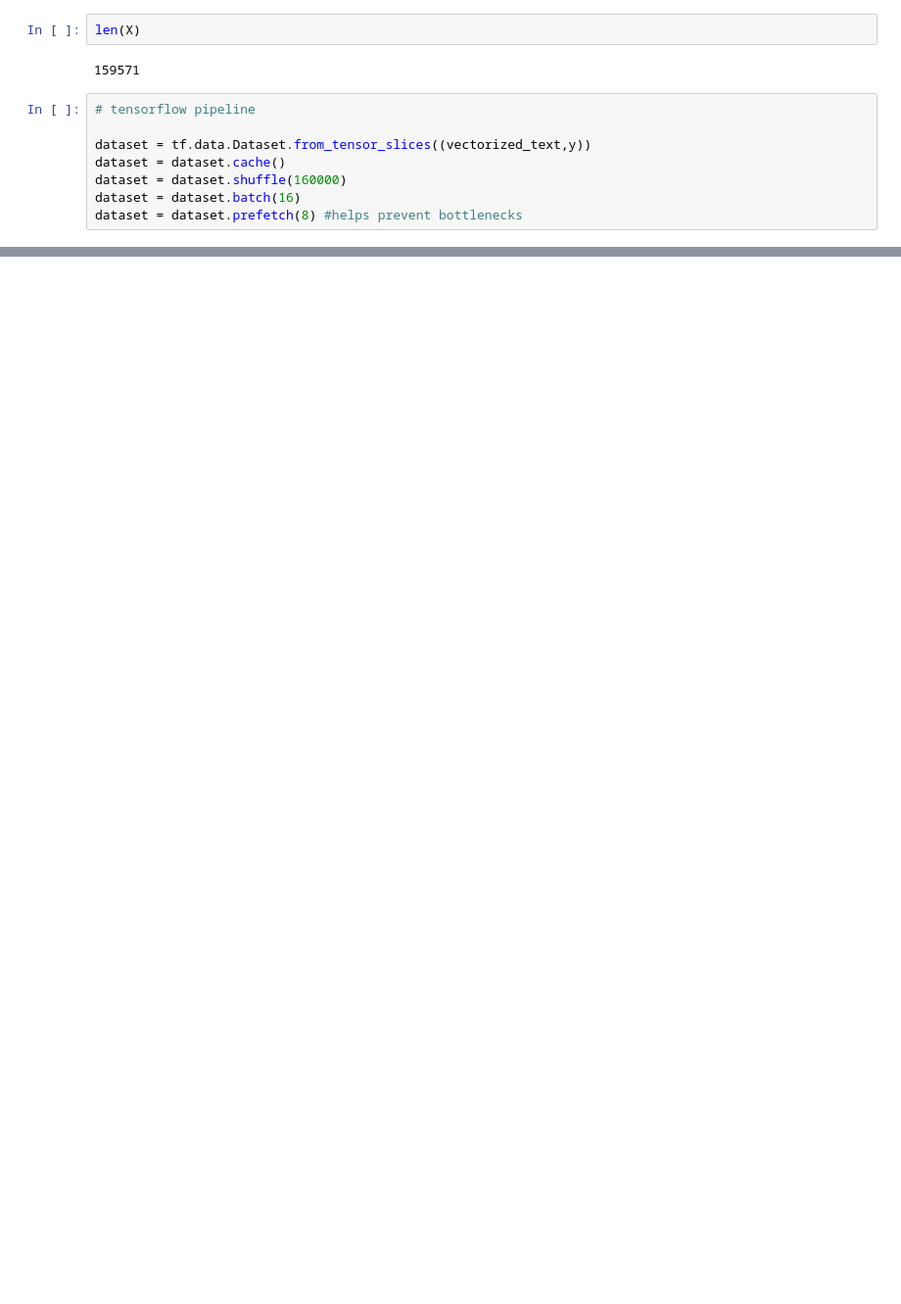
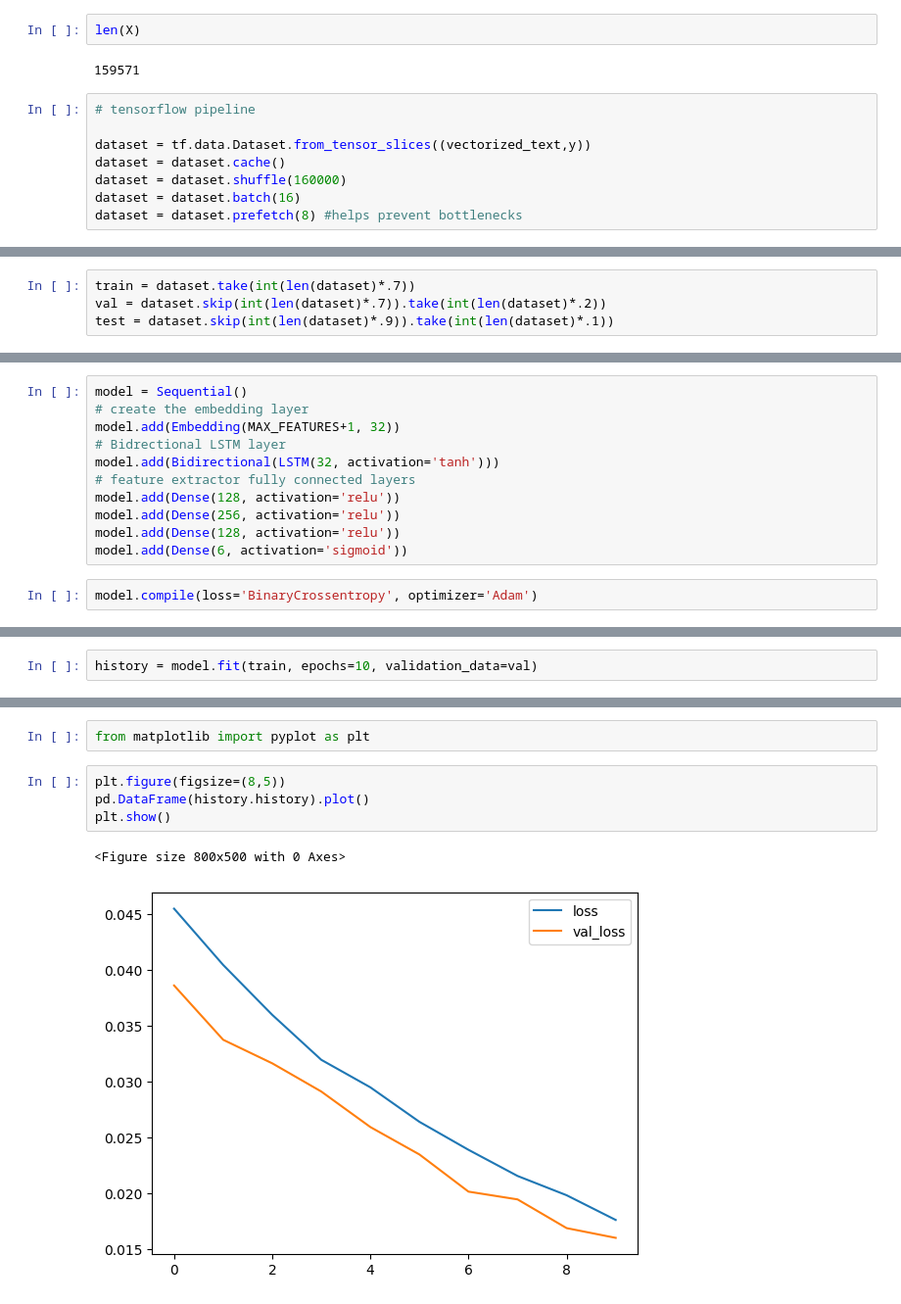
Before and after one commit to praj2408/Jigsaw-Toxic-Comment-Classification, a Jupyter notebook: notebook/RNN.ipynb, the cells around one changed output, grey strips where cells are left out. Shown at 98% size. Drawn from its saved outputs; the diff is of its cells as text; blank space fills up the shorter version.

```diff
--- a/notebook/RNN.ipynb
+++ b/notebook/RNN.ipynb
@@ -101,0 +173,4 @@ dataset = dataset.prefetch(8) #helps prevent bottlenecks
+# %%
+train = dataset.take(int(len(dataset)*.7))
+val = dataset.skip(int(len(dataset)*.7)).take(int(len(dataset)*.2))
+test = dataset.skip(int(len(dataset)*.9)).take(int(len(dataset)*.1))
@@ -101,0 +208,13 @@ dataset = dataset.prefetch(8) #helps prevent bottlenecks
+# %%
+model = Sequential()
+# create the embedding layer
+model.add(Embedding(MAX_FEATURES+1, 32))
+# Bidrectional LSTM layer
+model.add(Bidirectional(LSTM(32, activation='tanh')))
+# feature extractor fully connected layers
+model.add(Dense(128, activation='relu'))
+model.add(Dense(256, activation='relu'))
+model.add(Dense(128, activation='relu'))
+model.add(Dense(6, activation='sigmoid'))
+# %%
+model.compile(loss='BinaryCrossentropy', optimizer='Adam')
@@ -101,0 +241,2 @@ dataset = dataset.prefetch(8) #helps prevent bottlenecks
+# %%
+history = model.fit(train, epochs=10, validation_data=val)
@@ -101,0 +264,9 @@ dataset = dataset.prefetch(8) #helps prevent bottlenecks
+# %%
+from matplotlib import pyplot as plt
+# %%
+plt.figure(figsize=(8,5))
+pd.DataFrame(history.history).plot()
+plt.show()
+# %% [output]
+<Figure size 800x500 with 0 Axes>
+[figure, added]
```
Also changed, not shown: parts of 46 cells of this notebook.
